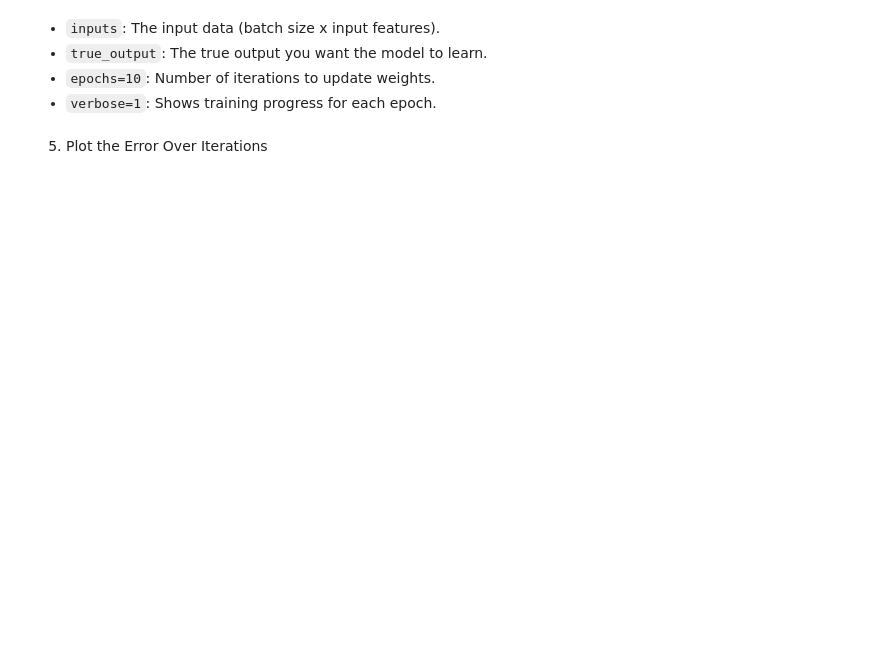
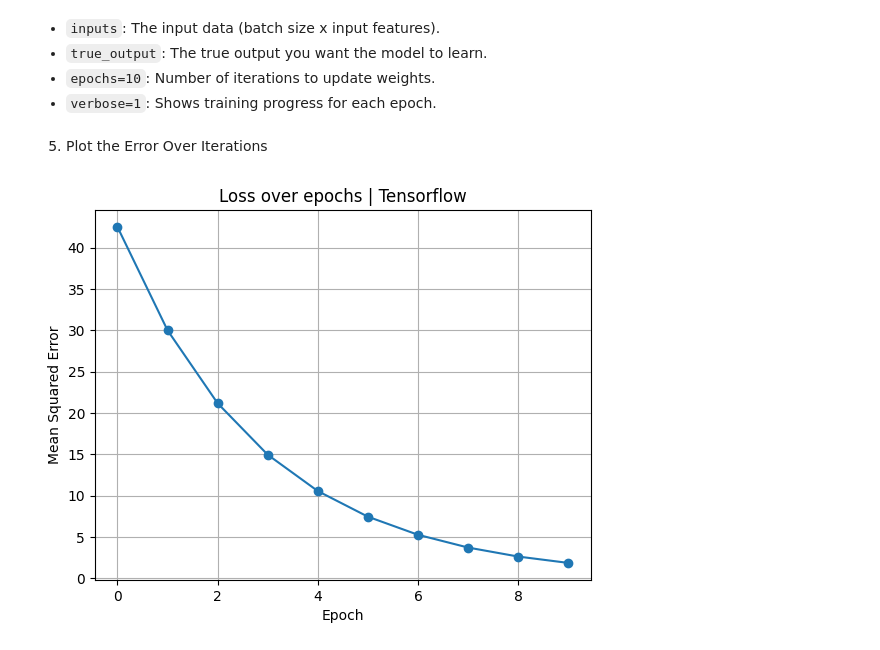
Before and after one commit to roderickperez/NeuralNetworksCourseOMV, a Jupyter notebook: 5_NeuralNetwork_TensorFlow.ipynb, the cells around one changed output. Saved outputs shown, nothing was run; the diff lists cells and outputs as text; code cells hidden in the pictures; blank space fills up the shorter version.

```diff
--- a/5_NeuralNetwork_TensorFlow.ipynb
+++ b/5_NeuralNetwork_TensorFlow.ipynb
@@ -102,3 +102,12 @@ Epoch 10/10
 * `verbose=1`: Shows training progress for each epoch.
 # %% [markdown]
 5. Plot the Error Over Iterations
+# %%
+plt.plot(history.history['loss'], marker = 'o')
+plt.title('Loss over epochs | Tensorflow')
+plt.xlabel('Epoch')
+plt.ylabel('Mean Squared Error')
+plt.grid()
+plt.show()
+# %% [output]
+[figure, added]
```
Also changed, not shown: parts of 3 cells of this notebook, 6 other files.
